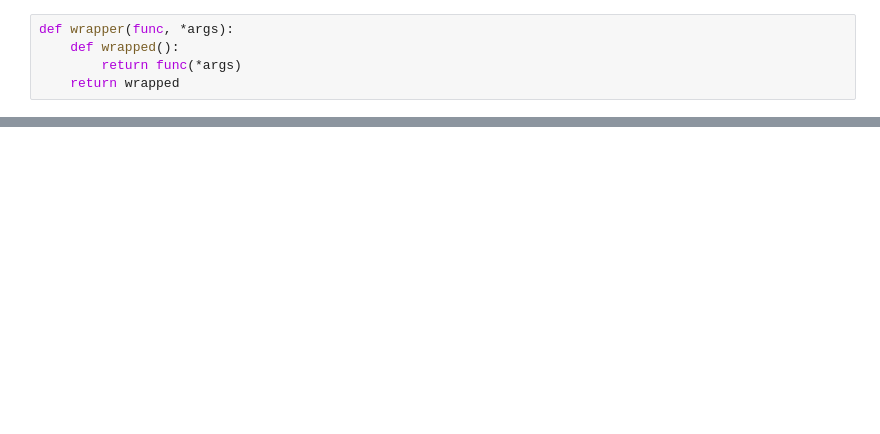
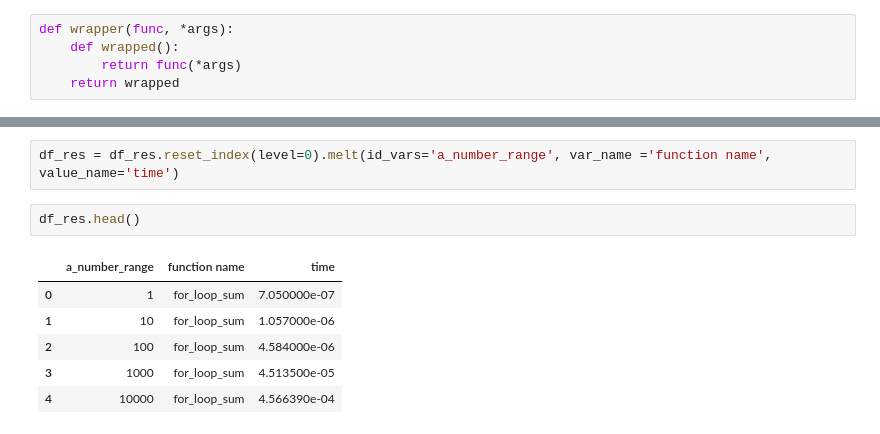
Before and after one commit to BarrySund/code_snippets, a Jupyter notebook: sum_range_comparison.ipynb, the cells around one changed output, grey strips where cells are left out. Saved outputs shown, nothing was run; the diff lists cells and outputs as text; blank space fills up the shorter version.

```diff
--- a/sum_range_comparison.ipynb
+++ b/sum_range_comparison.ipynb
@@ -129,0 +277,11 @@ pprint(res_dict)
+# %%
+df_res = df_res.reset_index(level=0).melt(id_vars='a_number_range', var_name ='function name', value_name='time')
+# %%
+df_res.head()
+# %% [output]
+|  | a_number_range | function name | time |
+| 0 | 1 | for_loop_sum | 7.050000e-07 |
+| 1 | 10 | for_loop_sum | 1.057000e-06 |
+| 2 | 100 | for_loop_sum | 4.584000e-06 |
+| 3 | 1000 | for_loop_sum | 4.513500e-05 |
+| 4 | 10000 | for_loop_sum | 4.566390e-04 |
```
Also changed, not shown: parts of 45 cells of this notebook, 1 other file.
